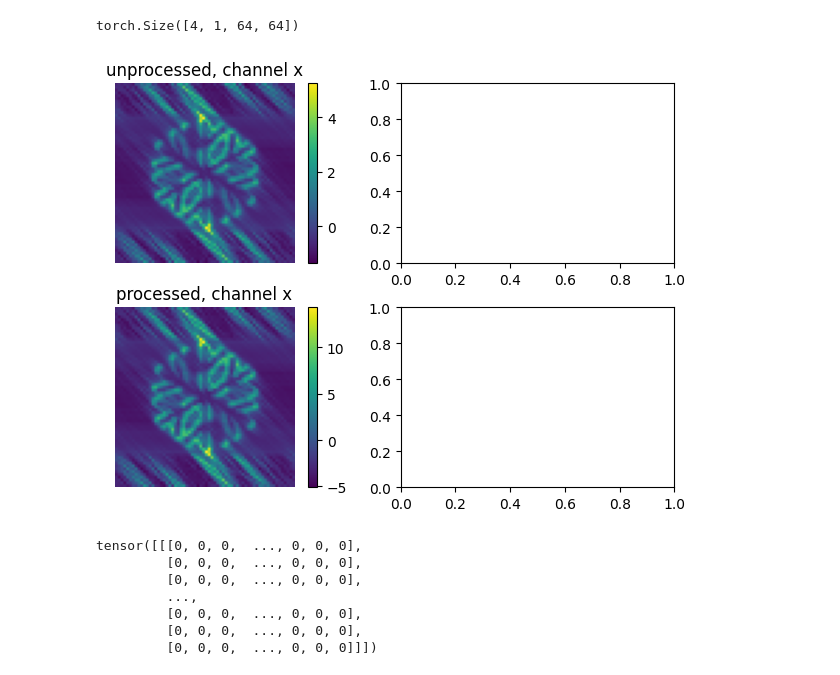
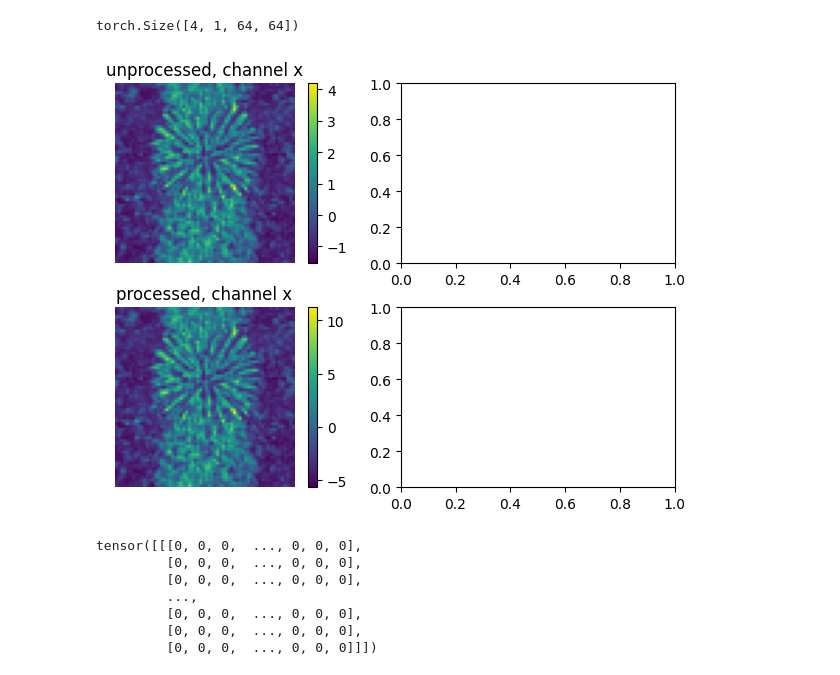
Before and after one commit to carsonmcvay17/turbulence_encryption, a Jupyter notebook: notebooks/example.ipynb, the cells around one changed output. Drawn from its saved outputs; the diff is of its cells as text; code cells hidden in the pictures.

```diff
--- a/notebooks/example.ipynb
+++ b/notebooks/example.ipynb
@@ -86,19 +86,19 @@ y.shape
 torch.Size([4, 1, 64, 64])
 # %%
 fig, axes = plt.subplots(2,2)
-idx = 1
+idx = 3
 for i, channels in enumerate([y[idx], py[idx]]):
     for j in range(1):
         img = axes[i,j].imshow(channels[j])
         # add colorbar
         cbar = fig.colorbar(img, ax=axes[i,j])
         axes[i,j].set_title(f"{'processed' if i == 1 else 'unprocessed'}, channel {'x' if j == 0 else 'y'}")
         axes[i,j].axis('off')
 
 fig.tight_layout()
 plt.show()
 # %% [output]
-[figure, old version]
+[figure, new version]
 # %%
 sum(x.isnan())
 # %% [output]
```
Also changed, not shown: 1 other file.
